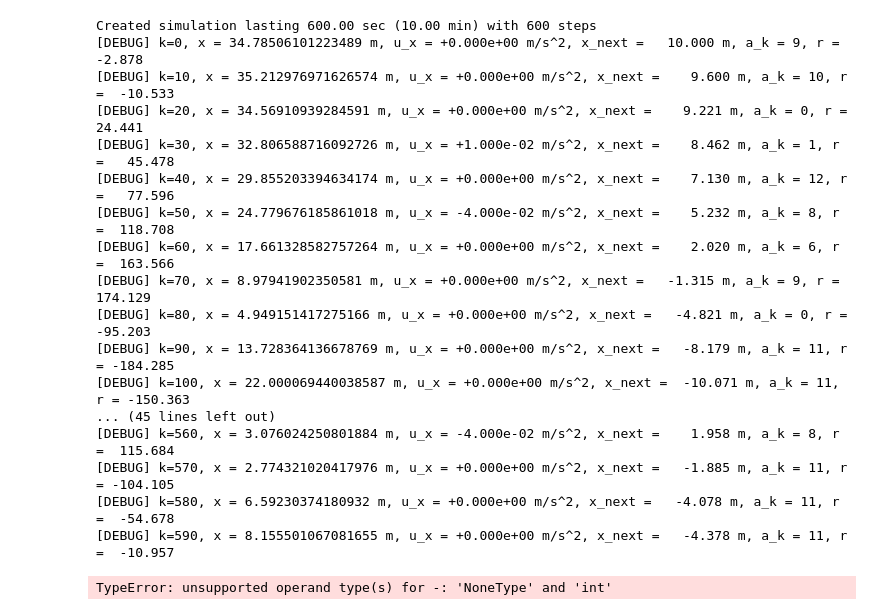
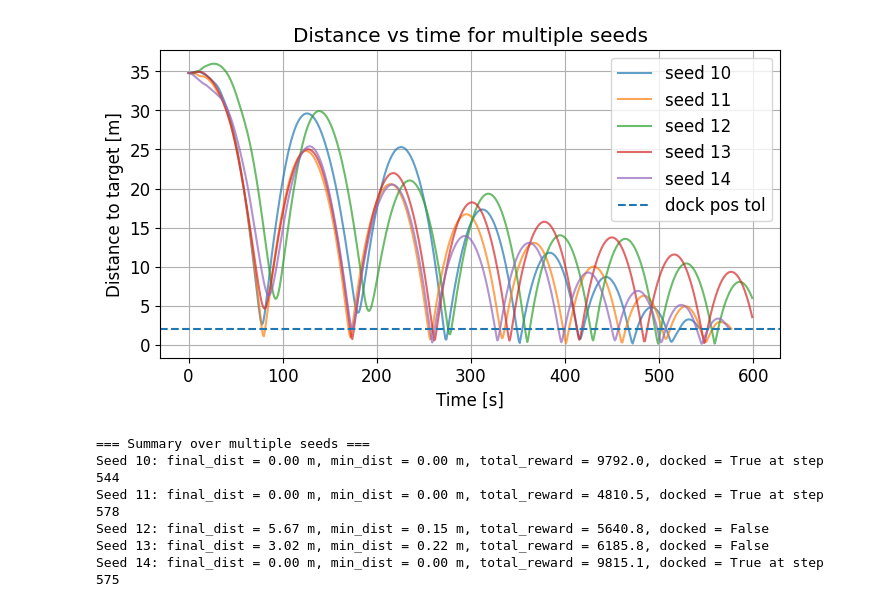
Before and after one commit to colin-skinner/AA228-orbital-rendezvous, a Jupyter notebook: results.ipynb, the cells around one changed output. Cells and saved outputs as stored; diff of their text form; code cells hidden in the pictures.

```diff
--- a/results.ipynb
+++ b/results.ipynb
@@ -91,7 +96,7 @@ t = np.arange(N + 1) * dt
 dock_pos_tol = CONFIG["reward"]["dock_tol_pos"]
 dock_vel_tol = CONFIG["reward"]["dock_tol_vel"]
 
-def compute_metrics(res):
+def compute_metrics(res, seed):
     X_true = res["X_true"]          # (N+1, 6)
     rewards = res["rewards"]        # (N,)
     pos_norm = np.linalg.norm(X_true[:, :3], axis=1)
@@ -108,7 +113,7 @@ def compute_metrics(res):
     # docking condition: within both pos and vel tolerance
     dock_mask = (pos_norm <= dock_pos_tol) & (vel_norm <= dock_vel_tol)
     docked = np.any(dock_mask)
-    dock_step = np.where(dock_mask)[0][0] if docked else None
+    dock_step = np.where(dock_mask)[0][0] if docked else CONFIG["N"]
     dock_time = dock_step * dt if docked else None
 
     return {
@@ -122,6 +127,10 @@ def compute_metrics(res):
         "docked": docked,
         "dock_step": dock_step,
         "dock_time": dock_time,
+
+        "seed": seed,
+        "X_true": X_true,
+        "rewards": rewards
     }
 
 def print_metrics(metrics, title="Episode metrics"):
@@ -136,24 +145,3 @@ def print_metrics(metrics, title="Episode metrics"):
     else:
         print("Docked: NO (never simultaneously inside pos & vel tolerances)")
     print()
-
-
-
-# run a single "baseline" episode
-seed = 42   # can change this and re-run
-res = run_closed_loop_episode(CONFIG, seed=seed)
-
-
-
-
-metrics = compute_metrics(res)
-dock_step = metrics['dock_step']
-
-X_true = res["X_true"][:dock_step]
-X_hat = res["X_hat"][:dock_step]
-actions = res["actions"][:dock_step]
-rewards = res["rewards"][:dock_step]
-
-t = np.arange(dock_step) * dt
-
-print_metrics(metrics, title=f"Episode (seed={seed})")
@@ -451,42 +447,39 @@ Created simulation lasting 600.00 sec (10.00 min) with 600 steps
 # %%
 
-for sd in seed_list:
-    dock_step = m_sd["dock_step"]
+for sd, metric in zip(seed_list, all_metrics):
+
+    dock_step = metric["dock_step"]
+
+    if dock_step is None:
+        dock_step = CONFIG["N"]
     t = np.arange(dock_step) * dt
     # plot distance traces as "spaghetti" to show variability
-    plt.plot(t, m_sd["pos_norm"][:dock_step], alpha=0.7, label=f"seed {sd}")
+    plt.plot(t, metric["pos_norm"][:dock_step], alpha=0.7, label=f"seed {sd}")
 
 plt.axhline(dock_pos_tol, linestyle="--", label="dock pos tol")
 plt.xlabel("Time [s]")
 plt.ylabel("Distance to target [m]")
 plt.title("Distance vs time for multiple seeds")
 plt.legend()
 plt.grid(True)
 plt.show()
 
 # print a small table of summary metrics
 print("=== Summary over multiple seeds ===")
 for sd, m_sd in zip(seed_list, all_metrics):
     print(f"Seed {sd}: final_dist = {m_sd['final_dist']:.2f} m, "
           f"min_dist = {m_sd['min_dist']:.2f} m, "
           f"total_reward = {m_sd['total_reward']:.1f}, "
-          f"docked = {m_sd['docked']}")
+          f"docked = {m_sd['docked']}", end="")
+    if m_sd["docked"]:
+        print(f" at step {m_sd["dock_step"]}")
+    else:
+        print()
 # %% [output]
+[figure, added]
-Created simulation lasting 600.00 sec (10.00 min) with 600 steps
-[DEBUG] k=0, x = 34.78506101223489 m, u_x = +0.000e+00 m/s^2, x_next =   10.000 m, a_k = 9, r =   -2.878
-[DEBUG] k=10, x = 35.212976971626574 m, u_x = +0.000e+00 m/s^2, x_next =    9.600 m, a_k = 10, r =  -10.533
-[DEBUG] k=20, x = 34.56910939284591 m, u_x = +0.000e+00 m/s^2, x_next =    9.221 m, a_k = 0, r =   24.441
-[DEBUG] k=30, x = 32.806588716092726 m, u_x = +1.000e-02 m/s^2, x_next =    8.462 m, a_k = 1, r =   45.478
-[DEBUG] k=40, x = 29.855203394634174 m, u_x = +0.000e+00 m/s^2, x_next =    7.130 m, a_k = 12, r =   77.596
-[DEBUG] k=50, x = 24.779676185861018 m, u_x = -4.000e-02 m/s^2, x_next =    5.232 m, a_k = 8, r =  118.708
-[DEBUG] k=60, x = 17.661328582757264 m, u_x = +0.000e+00 m/s^2, x_next =    2.020 m, a_k = 6, r =  163.566
-[DEBUG] k=70, x = 8.97941902350581 m, u_x = +0.000e+00 m/s^2, x_next =   -1.315 m, a_k = 9, r =  174.129
-[DEBUG] k=80, x = 4.949151417275166 m, u_x = +0.000e+00 m/s^2, x_next =   -4.821 m, a_k = 0, r =  -95.203
-[DEBUG] k=90, x = 13.728364136678769 m, u_x = +0.000e+00 m/s^2, x_next =   -8.179 m, a_k = 11, r = -184.285
-[DEBUG] k=100, x = 22.000069440038587 m, u_x = +0.000e+00 m/s^2, x_next =  -10.071 m, a_k = 11, r = -150.363
-... (45 lines left out)
-[DEBUG] k=560, x = 3.076024250801884 m, u_x = -4.000e-02 m/s^2, x_next =    1.958 m, a_k = 8, r =  115.684
-[DEBUG] k=570, x = 2.774321020417976 m, u_x = +0.000e+00 m/s^2, x_next =   -1.885 m, a_k = 11, r = -104.105
-[DEBUG] k=580, x = 6.59230374180932 m, u_x = +0.000e+00 m/s^2, x_next =   -4.078 m, a_k = 11, r =  -54.678
-[DEBUG] k=590, x = 8.155501067081655 m, u_x = +0.000e+00 m/s^2, x_next =   -4.378 m, a_k = 11, r =  -10.957
+=== Summary over multiple seeds ===
+Seed 10: final_dist = 0.00 m, min_dist = 0.00 m, total_reward = 9792.0, docked = True at step 544
+Seed 11: final_dist = 0.00 m, min_dist = 0.00 m, total_reward = 4810.5, docked = True at step 578
+Seed 12: final_dist = 5.67 m, min_dist = 0.15 m, total_reward = 5640.8, docked = False
+Seed 13: final_dist = 3.02 m, min_dist = 0.22 m, total_reward = 6185.8, docked = False
+Seed 14: final_dist = 0.00 m, min_dist = 0.00 m, total_reward = 9815.1, docked = True at step 575
-TypeError: unsupported operand type(s) for -: 'NoneType' and 'int'
```
Also changed, not shown: parts of 19 cells of this notebook, 2 other files.
